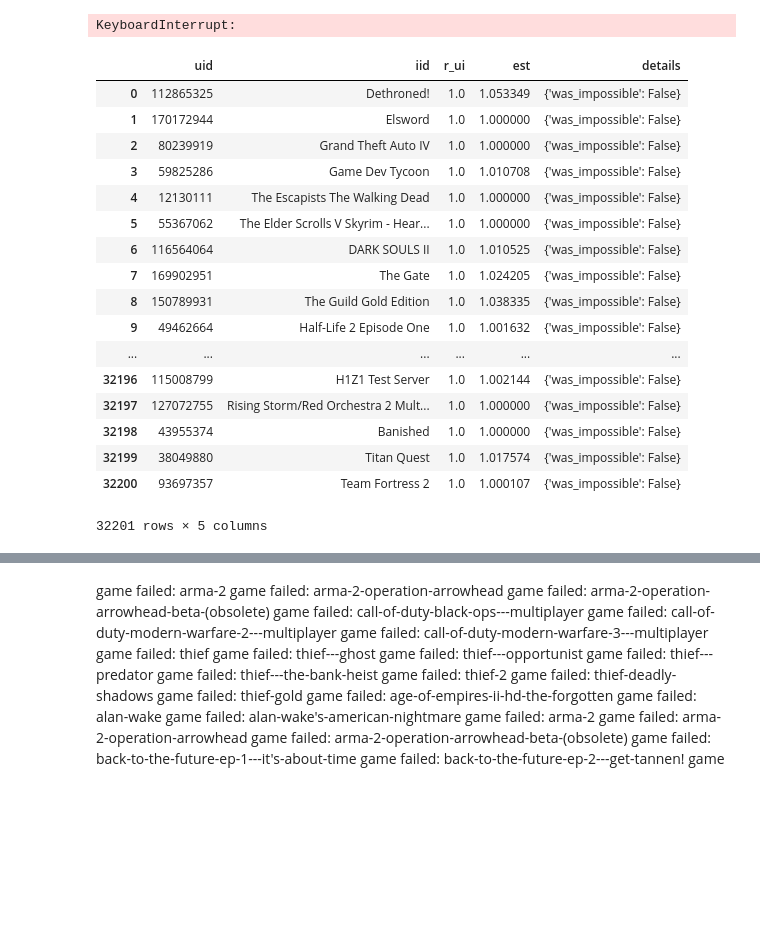
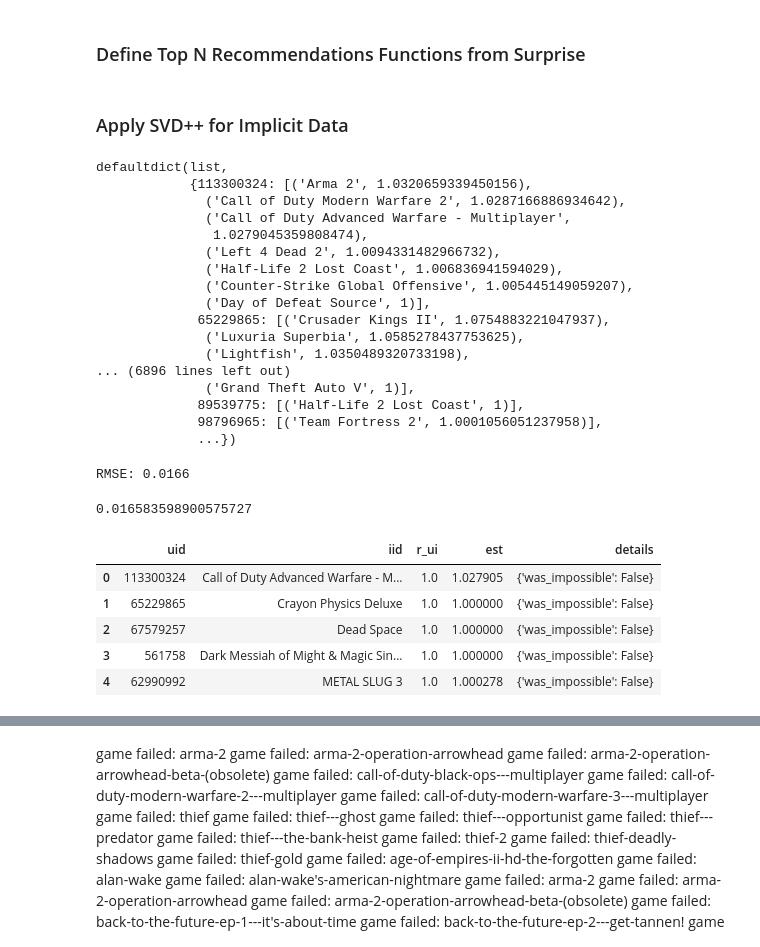
Before and after one commit to mkivenson/Recommender-Systems, a Jupyter notebook: Video Game Recommendations/Video Game Recommendation System.ipynb, the cells around one changed output, grey strips where cells are left out. Saved outputs shown, nothing was run; the diff lists cells and outputs as text; code cells hidden in the pictures; blank space fills up the shorter version.

```diff
--- a/Video Game Recommendations/Video Game Recommendation System.ipynb
+++ b/Video Game Recommendations/Video Game Recommendation System.ipynb
@@ -80,0 +67,2 @@ user_df.head()
+# %% [markdown]
+### Define Top N Recommendations Functions from Surprise
@@ -81,32 +95,48 @@ user_df.head()
+# %% [markdown]
+### Apply SVD++ for Implicit Data
 # %%
 reader = Reader()
-user_result = Dataset.load_from_df(user_df_full[['user_id', 'game_title', 'value']], reader)
-train, test = train_test_split(user_result, test_size=0.25)
+user_result = Dataset.load_from_df(user_df[['user_id',
+                                            'game_title',
+                                            'purchased']],
+                                   reader)
+train, test = train_test_split(user_result,
+                               test_size=0.25)
 algo_SVDpp = SVDpp()
 algo_SVDpp.fit(train)
 predictions = algo_SVDpp.test(test)
+from collections import defaultdict
 from surprise import accuracy
-accuracy.rmse(predictions)
+get_top_n(predictions, n=10)
 # %% [output]
-KeyboardInterrupt:
+defaultdict(list,
+            {113300324: [('Arma 2', 1.0320659339450156),
+              ('Call of Duty Modern Warfare 2', 1.0287166886934642),
+              ('Call of Duty Advanced Warfare - Multiplayer',
+               1.0279045359808474),
+              ('Left 4 Dead 2', 1.0094331482966732),
+              ('Half-Life 2 Lost Coast', 1.006836941594029),
+              ('Counter-Strike Global Offensive', 1.005445149059207),
+              ('Day of Defeat Source', 1)],
+             65229865: [('Crusader Kings II', 1.0754883221047937),
+              ('Luxuria Superbia', 1.0585278437753625),
+              ('Lightfish', 1.0350489320733198),
+... (6896 lines left out)
+              ('Grand Theft Auto V', 1)],
+             89539775: [('Half-Life 2 Lost Coast', 1)],
+             98796965: [('Team Fortress 2', 1.0001056051237958)],
+             ...})
+# %%
+accuracy.rmse(predictions)
+# %% [output]
+RMSE: 0.0166
+0.016583598900575727
 # %%
-pd.DataFrame(predictions)
+pd.DataFrame(predictions).head()
 # %% [output]
 |  | uid | iid | r_ui | est | details |
-| 0 | 112865325 | Dethroned! | 1.0 | 1.053349 | {'was_impossible': False} |
-| 1 | 170172944 | Elsword | 1.0 | 1.000000 | {'was_impossible': False} |
-| 2 | 80239919 | Grand Theft Auto IV | 1.0 | 1.000000 | {'was_impossible': False} |
-| 3 | 59825286 | Game Dev Tycoon | 1.0 | 1.010708 | {'was_impossible': False} |
-| 4 | 12130111 | The Escapists The Walking Dead | 1.0 | 1.000000 | {'was_impossible': False} |
-| 5 | 55367062 | The Elder Scrolls V Skyrim - Hear... | 1.0 | 1.000000 | {'was_impossible': False} |
-| 6 | 116564064 | DARK SOULS II | 1.0 | 1.010525 | {'was_impossible': False} |
-| 7 | 169902951 | The Gate | 1.0 | 1.024205 | {'was_impossible': False} |
-| 8 | 150789931 | The Guild Gold Edition | 1.0 | 1.038335 | {'was_impossible': False} |
-| 9 | 49462664 | Half-Life 2 Episode One | 1.0 | 1.001632 | {'was_impossible': False} |
-| ... | ... | ... | ... | ... | ... |
-| 32196 | 115008799 | H1Z1 Test Server | 1.0 | 1.002144 | {'was_impossible': False} |
-| 32197 | 127072755 | Rising Storm/Red Orchestra 2 Mult... | 1.0 | 1.000000 | {'was_impossible': False} |
-| 32198 | 43955374 | Banished | 1.0 | 1.000000 | {'was_impossible': False} |
-| 32199 | 38049880 | Titan Quest | 1.0 | 1.017574 | {'was_impossible': False} |
-| 32200 | 93697357 | Team Fortress 2 | 1.0 | 1.000107 | {'was_impossible': False} |
+| 0 | 113300324 | Call of Duty Advanced Warfare - M... | 1.0 | 1.027905 | {'was_impossible': False} |
+| 1 | 65229865 | Crayon Physics Deluxe | 1.0 | 1.000000 | {'was_impossible': False} |
+| 2 | 67579257 | Dead Space | 1.0 | 1.000000 | {'was_impossible': False} |
+| 3 | 561758 | Dark Messiah of Might & Magic Sin... | 1.0 | 1.000000 | {'was_impossible': False} |
+| 4 | 62990992 | METAL SLUG 3 | 1.0 | 1.000278 | {'was_impossible': False} |
-32201 rows × 5 columns
```
Also changed, not shown: parts of 16 cells of this notebook.
